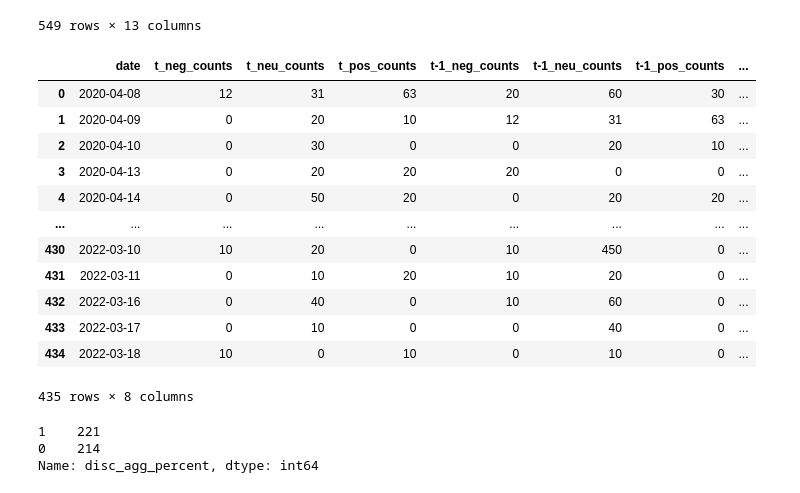
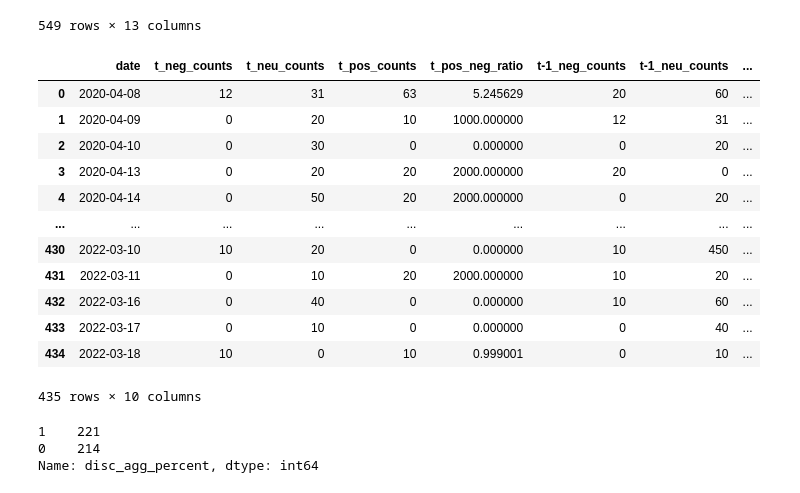
Before and after one commit to svishakan/Social-Media-Based-Stock-Market-Analysis, a Jupyter notebook: Spark Streaming/CorrelationAnalysis.ipynb, the cells around one changed output. Saved outputs shown, nothing was run; the diff lists cells and outputs as text; code cells hidden in the pictures.

```diff
--- a/Spark Streaming/CorrelationAnalysis.ipynb
+++ b/Spark Streaming/CorrelationAnalysis.ipynb
@@ -150,47 +150,51 @@ df
 # %%
 import datetime
 
 t_df = df.copy(deep = True)
 
 t_df = t_df.drop(columns = ['ind_neg', 'ind_neu', 'ind_pos', 'wted_neg', 'wted_neu', 'wted_pos', 'agg_percent', 'count'])
 
 t_minus_1_df = t_df.copy(deep = True).drop(columns = ['disc_agg_percent'])
 t_minus_2_df = t_df.copy(deep = True).drop(columns = ['disc_agg_percent'])
 
 t_minus_1_df['date'] = t_minus_1_df['date'] + datetime.timedelta(1)
 
 t_minus_2_df['date'] = t_minus_2_df['date'] + datetime.timedelta(2)
 
 t_df.rename(columns = {'neg_counts': 't_neg_counts', 'neu_counts': 't_neu_counts', \
             'pos_counts': 't_pos_counts'}, inplace = True)
 
+t_df['t_pos_neg_ratio'] = t_df['t_pos_counts'] / (t_df['t_neg_counts'] + 0.01)
+
 t_minus_1_df.rename(columns = {'neg_counts': 't-1_neg_counts', 'neu_counts': 't-1_neu_counts', \
                      'pos_counts': 't-1_pos_counts'}, inplace = True)
+
+t_minus_1_df['t-1_pos_neg_ratio'] = t_minus_1_df['t-1_pos_counts'] / (t_minus_1_df['t-1_neg_counts'] + 0.01)
 
 t_minus_2_df.rename(columns = {'neg_counts': 't-2_neg_counts', 'neu_counts': 't-2_neu_counts', \
                      'pos_counts': 't-2_pos_counts'}, inplace = True)
 
 time_df = pd.merge(t_df, t_minus_1_df, on=["date"])
 #time_df = pd.merge(time_df, t_minus_2_df, on=["date"])
 
 aggs_column = time_df.pop("disc_agg_percent")
-time_df.insert(7, "disc_agg_percent", aggs_column)
+time_df.insert(9, "disc_agg_percent", aggs_column)
 
 time_df
 # %% [output]
-|  | date | t_neg_counts | t_neu_counts | t_pos_counts | t-1_neg_counts | t-1_neu_counts | t-1_pos_counts | ... |
-| 0 | 2020-04-08 | 12 | 31 | 63 | 20 | 60 | 30 | ... |
-| 1 | 2020-04-09 | 0 | 20 | 10 | 12 | 31 | 63 | ... |
-| 2 | 2020-04-10 | 0 | 30 | 0 | 0 | 20 | 10 | ... |
-| 3 | 2020-04-13 | 0 | 20 | 20 | 20 | 0 | 0 | ... |
-| 4 | 2020-04-14 | 0 | 50 | 20 | 0 | 20 | 20 | ... |
+|  | date | t_neg_counts | t_neu_counts | t_pos_counts | t_pos_neg_ratio | t-1_neg_counts | t-1_neu_counts | ... |
+| 0 | 2020-04-08 | 12 | 31 | 63 | 5.245629 | 20 | 60 | ... |
+| 1 | 2020-04-09 | 0 | 20 | 10 | 1000.000000 | 12 | 31 | ... |
+| 2 | 2020-04-10 | 0 | 30 | 0 | 0.000000 | 0 | 20 | ... |
+| 3 | 2020-04-13 | 0 | 20 | 20 | 2000.000000 | 20 | 0 | ... |
+| 4 | 2020-04-14 | 0 | 50 | 20 | 2000.000000 | 0 | 20 | ... |
 | ... | ... | ... | ... | ... | ... | ... | ... | ... |
-| 430 | 2022-03-10 | 10 | 20 | 0 | 10 | 450 | 0 | ... |
-| 431 | 2022-03-11 | 0 | 10 | 20 | 10 | 20 | 0 | ... |
-| 432 | 2022-03-16 | 0 | 40 | 0 | 10 | 60 | 0 | ... |
-| 433 | 2022-03-17 | 0 | 10 | 0 | 0 | 40 | 0 | ... |
-| 434 | 2022-03-18 | 10 | 0 | 10 | 0 | 10 | 0 | ... |
+| 430 | 2022-03-10 | 10 | 20 | 0 | 0.000000 | 10 | 450 | ... |
+| 431 | 2022-03-11 | 0 | 10 | 20 | 2000.000000 | 10 | 20 | ... |
+| 432 | 2022-03-16 | 0 | 40 | 0 | 0.000000 | 10 | 60 | ... |
+| 433 | 2022-03-17 | 0 | 10 | 0 | 0.000000 | 0 | 40 | ... |
+| 434 | 2022-03-18 | 10 | 0 | 10 | 0.999001 | 0 | 10 | ... |
-435 rows × 8 columns
+435 rows × 10 columns
 # %%
 time_df['disc_agg_percent'].value_counts()
 # %% [output]
```
Also changed, not shown: parts of 9 cells of this notebook.
